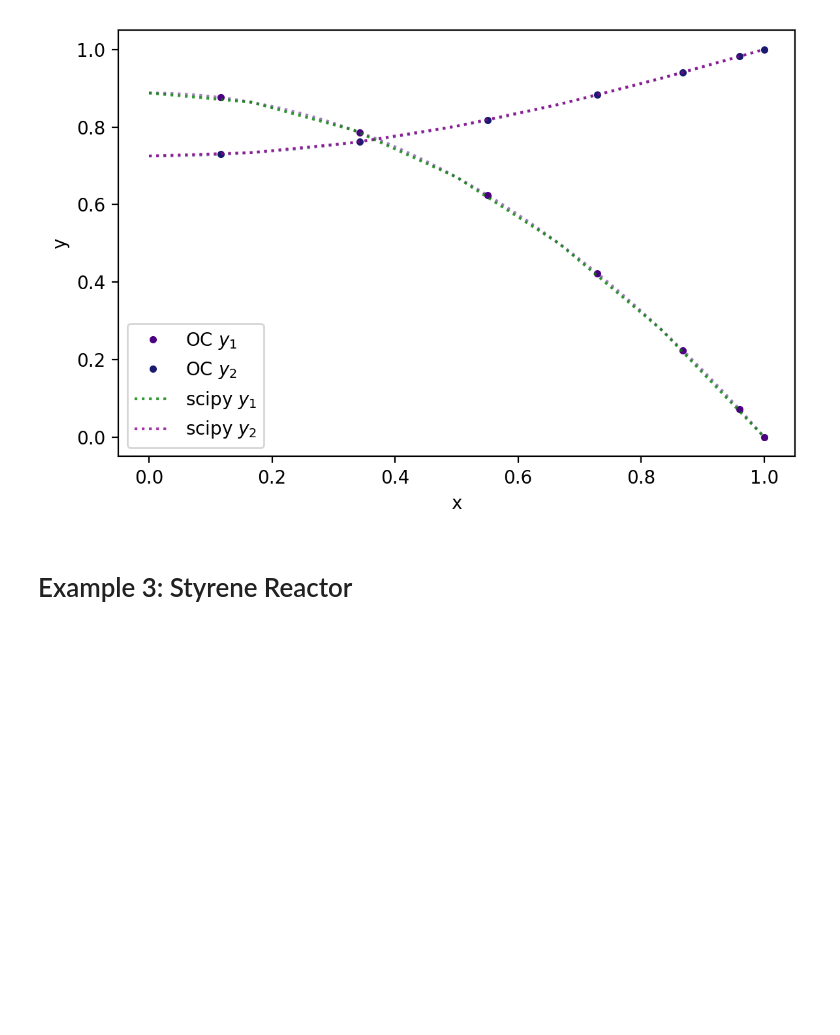
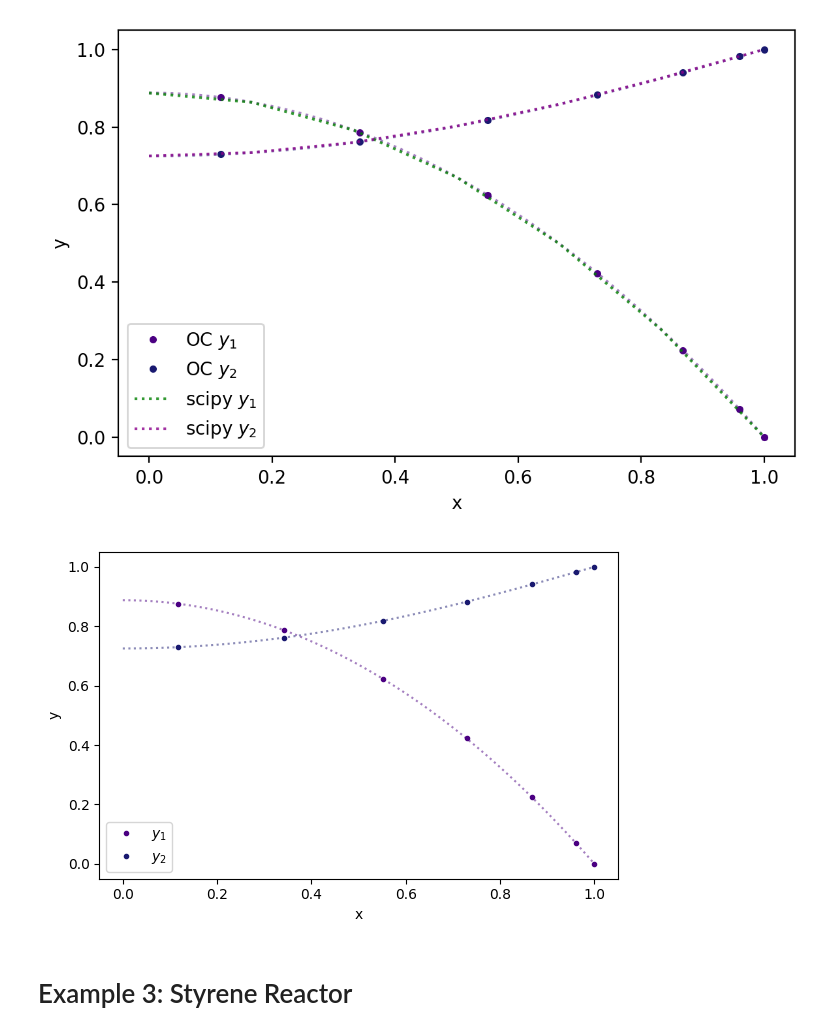
Before and after one commit to bruscalia/collocation, a Jupyter notebook: notebooks/example_collocation.ipynb, the cells around one changed output. Cells and saved outputs as stored; diff of their text form; code cells hidden in the pictures; blank space fills up the shorter version.

Commit message:
Update example

```diff
--- a/notebooks/example_collocation.ipynb
+++ b/notebooks/example_collocation.ipynb
@@ -165,6 +167,26 @@ fig.tight_layout()
 plt.show()
 # %% [output]
 [figure]
+# %%
+fig, ax = plt.subplots(figsize=[6, 4], dpi=100)
+
+fig.patch.set_facecolor('white')
+
+x = np.linspace(0, 1, 50)
+ax.plot(x, problem_2.interpolate(x)[0], color="indigo", alpha=0.5, linestyle=":")
+ax.plot(problem_2.x, problem_2.y[0], color="indigo", marker=".", label="$y_1$", linestyle=" ")
+ax.plot(x, problem_2.interpolate(x)[1], color="midnightblue", alpha=0.5, linestyle=":")
+ax.plot(problem_2.x, problem_2.y[1], color="midnightblue", marker=".", label="$y_2$", linestyle=" ")
+
+ax.set_ylabel("y")
+ax.set_xlabel("x")
+
+ax.legend()
+fig.tight_layout()
+plt.savefig("../images/example.png")
+plt.show()
+# %% [output]
+[figure, added]
 # %% [markdown]
 # Example 3: Styrene Reactor
 # %% [markdown]
```
Also changed, not shown: parts of 11 cells of this notebook.
